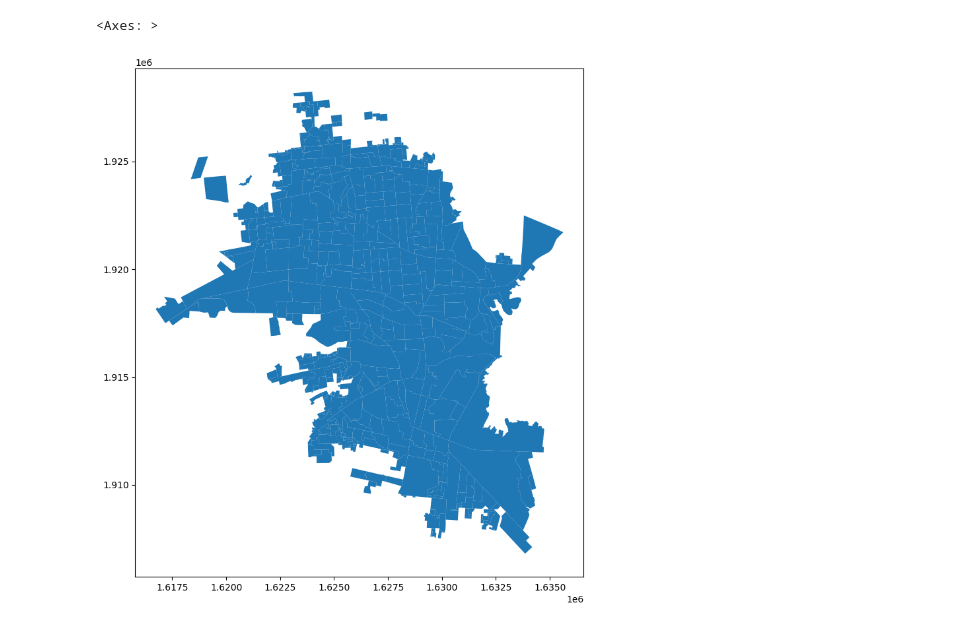
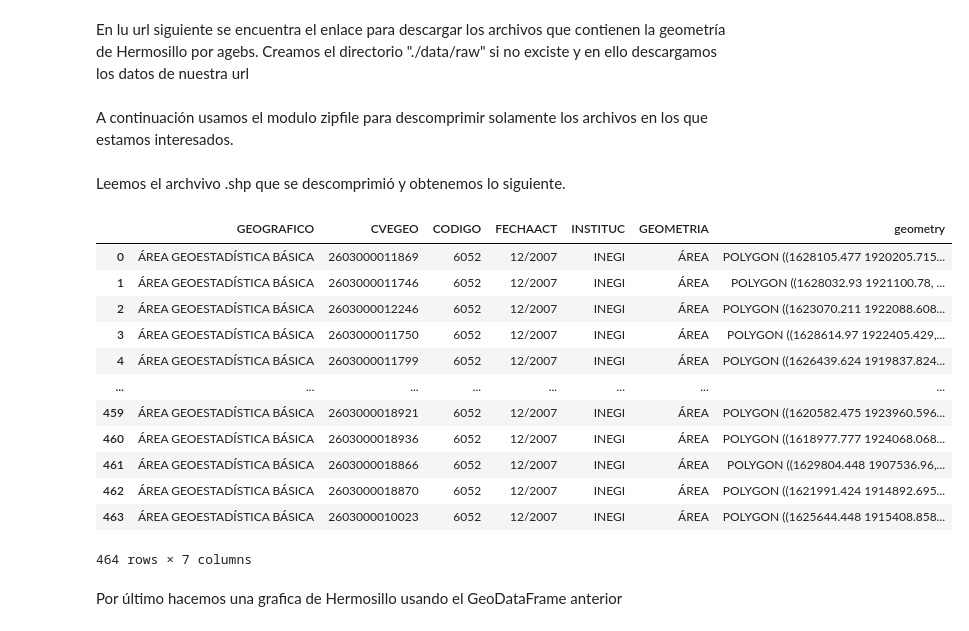
Before and after one commit to BSM-Analytics/proyecto-baches-hmo, a Jupyter notebook: notebooks/agebs_hermosillo.ipynb, the cells around one changed output. Saved outputs shown, nothing was run; the diff lists cells and outputs as text; code cells hidden in the pictures.

Commit message:
Modifiqué archivo agebs_hermosillo.ipynb
Solamente mejorsé un poco el notebook para que explicar un poco mejor lo que hice

```diff
--- a/notebooks/agebs_hermosillo.ipynb
+++ b/notebooks/agebs_hermosillo.ipynb
@@ -7,6 +12,8 @@ import shutil
 # %%
 #Obtenemos el directorio de baches_hermosillo
 directorio = os.path.dirname(os.getcwd())
+# %% [markdown]
+En lu url siguiente se encuentra el enlace para descargar los archivos que contienen la geometría de Hermosillo por agebs. Creamos el directorio "./data/raw" si no exciste y en ello descargamos los datos de nuestra url
 # %%
 #Descargando el archivo zip de las agebs
 url = 'https://www.inegi.org.mx/contenidos/productos/prod_serv/contenidos/espanol/bvinegi/productos/geografia/urbana/SHP_2/Sonora/702825317744_s.zip'
@@ -18,6 +25,8 @@ if not os.path.exists(directorio + '/data/raw/agebs_hmo.zip'):
         os.makedirs(directorio + '/data/raw')
     r = requests.get(url, allow_redirects=True)
     open(directorio + '/data/raw/agebs_hmo.zip', 'wb').write(r.content)
+# %% [markdown]
+A continuación usamos el modulo zipfile para descomprimir solamente los archivos en los que estamos interesados.
 # %%
 # Descomprimir agebs_hmo.zip y eliminar archivos inecesarios
 datos = '/data/raw/agebs_hmo'
@@ -36,9 +45,24 @@ with zipfile.ZipFile(directorio + datos + '/260300001.zip') as zip_ref:
 
 shutil.rmtree(directorio + datos)
 os.remove(directorio +'/data/raw/agebs_hmo.zip')
+# %% [markdown]
+Leemos el archvivo .shp que se descomprimió y obtenemos lo siguiente.
 # %%
 hermosillo_agebs = gpd.read_file(directorio + '/data/raw/260300001a.shp')
-hermosillo_agebs.plot(figsize=(10,10))
+hermosillo_agebs
 # %% [output]
+|  | GEOGRAFICO | CVEGEO | CODIGO | FECHAACT | INSTITUC | GEOMETRIA | geometry |
+| 0 | ÁREA GEOESTADÍSTICA BÁSICA | 2603000011869 | 6052 | 12/2007 | INEGI | ÁREA | POLYGON ((1628105.477 1920205.715... |
+| 1 | ÁREA GEOESTADÍSTICA BÁSICA | 2603000011746 | 6052 | 12/2007 | INEGI | ÁREA | POLYGON ((1628032.93 1921100.78, ... |
+| 2 | ÁREA GEOESTADÍSTICA BÁSICA | 2603000012246 | 6052 | 12/2007 | INEGI | ÁREA | POLYGON ((1623070.211 1922088.608... |
+| 3 | ÁREA GEOESTADÍSTICA BÁSICA | 2603000011750 | 6052 | 12/2007 | INEGI | ÁREA | POLYGON ((1628614.97 1922405.429,... |
+| 4 | ÁREA GEOESTADÍSTICA BÁSICA | 2603000011799 | 6052 | 12/2007 | INEGI | ÁREA | POLYGON ((1626439.624 1919837.824... |
+| ... | ... | ... | ... | ... | ... | ... | ... |
+| 459 | ÁREA GEOESTADÍSTICA BÁSICA | 2603000018921 | 6052 | 12/2007 | INEGI | ÁREA | POLYGON ((1620582.475 1923960.596... |
+| 460 | ÁREA GEOESTADÍSTICA BÁSICA | 2603000018936 | 6052 | 12/2007 | INEGI | ÁREA | POLYGON ((1618977.777 1924068.068... |
+| 461 | ÁREA GEOESTADÍSTICA BÁSICA | 2603000018866 | 6052 | 12/2007 | INEGI | ÁREA | POLYGON ((1629804.448 1907536.96,... |
+| 462 | ÁREA GEOESTADÍSTICA BÁSICA | 2603000018870 | 6052 | 12/2007 | INEGI | ÁREA | POLYGON ((1621991.424 1914892.695... |
+| 463 | ÁREA GEOESTADÍSTICA BÁSICA | 2603000010023 | 6052 | 12/2007 | INEGI | ÁREA | POLYGON ((1625644.448 1915408.858... |
-<Axes: >
+464 rows × 7 columns
-[figure, removed]
+# %% [markdown]
+Por último hacemos una grafica de Hermosillo usando el GeoDataFrame anterior
```
Also changed, not shown: parts of 4 cells of this notebook.
